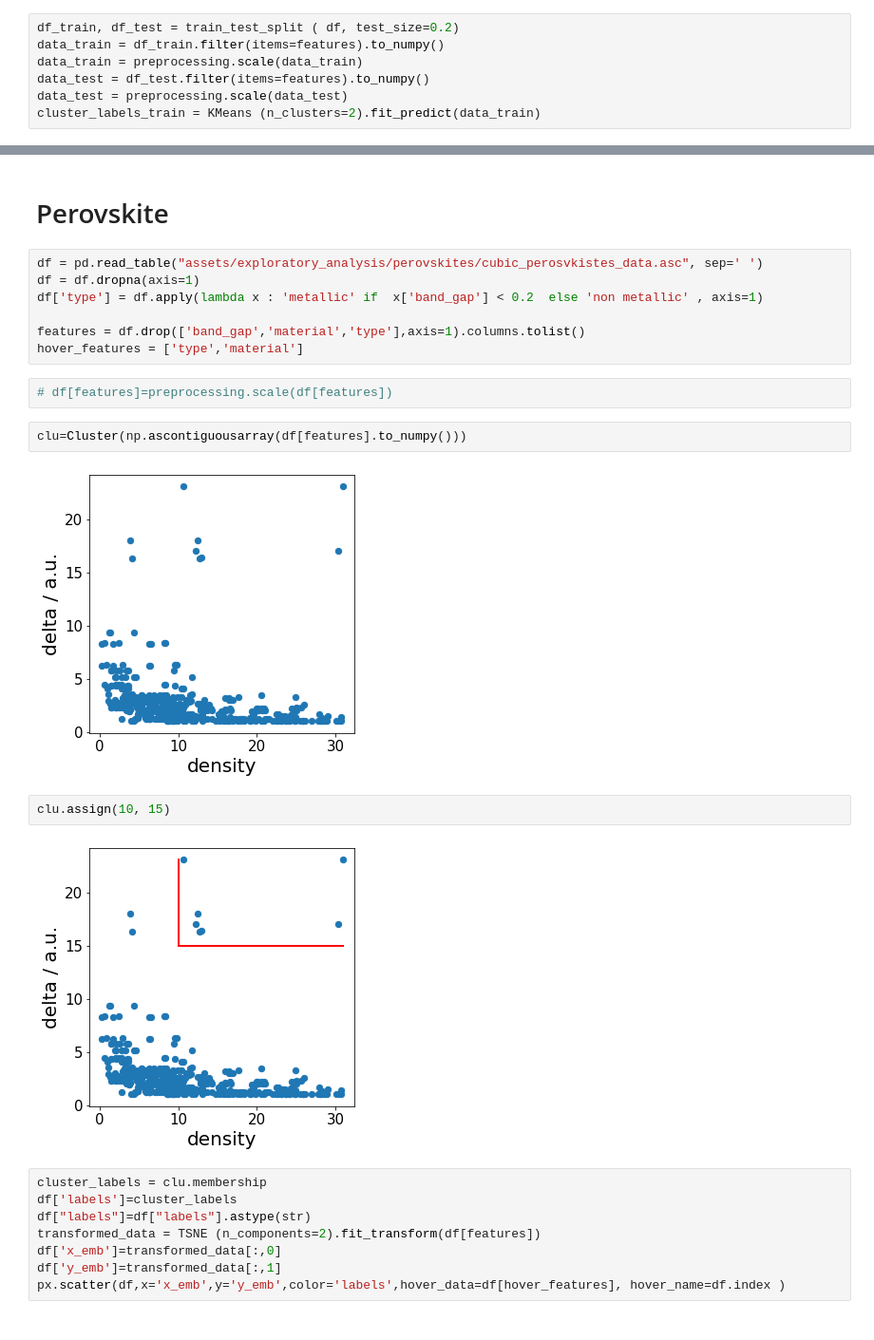
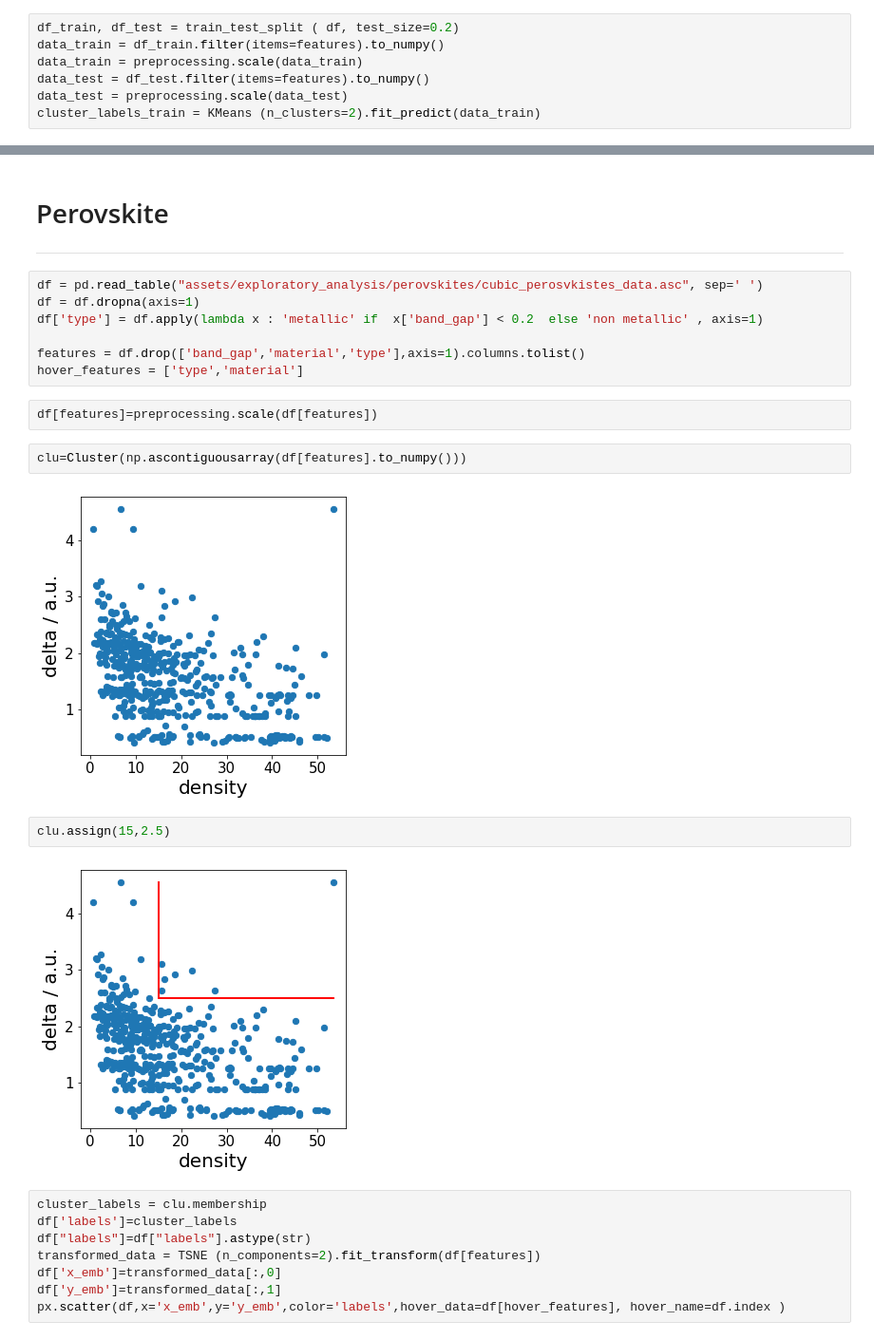
Before and after one commit to luigisbailo/workshop_MPGCQM, a Jupyter notebook: exploratory_analysis/tutorial.ipynb, the cells around one changed output, grey strips where cells are left out. Shown at 95% size. Cells and saved outputs as stored; diff of their text form.

```diff
--- a/exploratory_analysis/tutorial.ipynb
+++ b/exploratory_analysis/tutorial.ipynb
@@ -353,6 +353,7 @@ px.scatter(df_test,x='x_emb',y='y_emb',color='labels',hover_data=df[hover_featur
 [interactive output not drawn]
 # %% [markdown]
 # Perovskite
+---
 # %%
 df = pd.read_table("assets/exploratory_analysis/perovskites/cubic_perosvkistes_data.asc", sep=' ')
 df = df.dropna(axis=1)
@@ -361,15 +362,15 @@ df['type'] = df.apply(lambda x : 'metallic' if  x['band_gap'] < 0.2  else 'non m
 features = df.drop(['band_gap','material','type'],axis=1).columns.tolist()
 hover_features = ['type','material']
 # %%
-# df[features]=preprocessing.scale(df[features])
+df[features]=preprocessing.scale(df[features])
 # %%
 clu=Cluster(np.ascontiguousarray(df[features].to_numpy()))
 # %% [output]
-[figure, old version]
+[figure, new version]
 # %%
-clu.assign(10, 15)
+clu.assign(15,2.5)
 # %% [output]
-[figure, old version]
+[figure, new version]
 # %%
 cluster_labels = clu.membership
 df['labels']=cluster_labels
```
Also changed, not shown: parts of 5 cells of this notebook.
